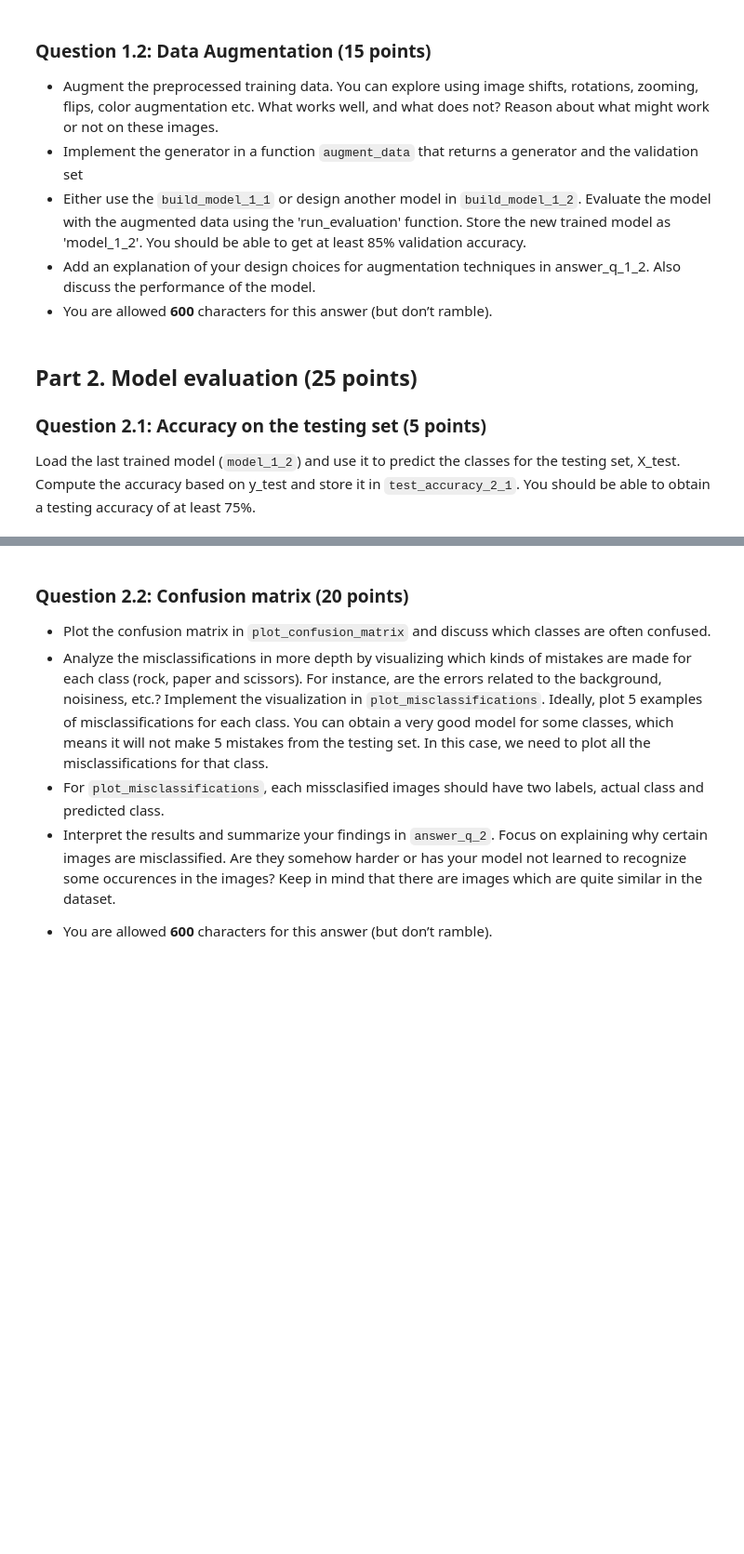
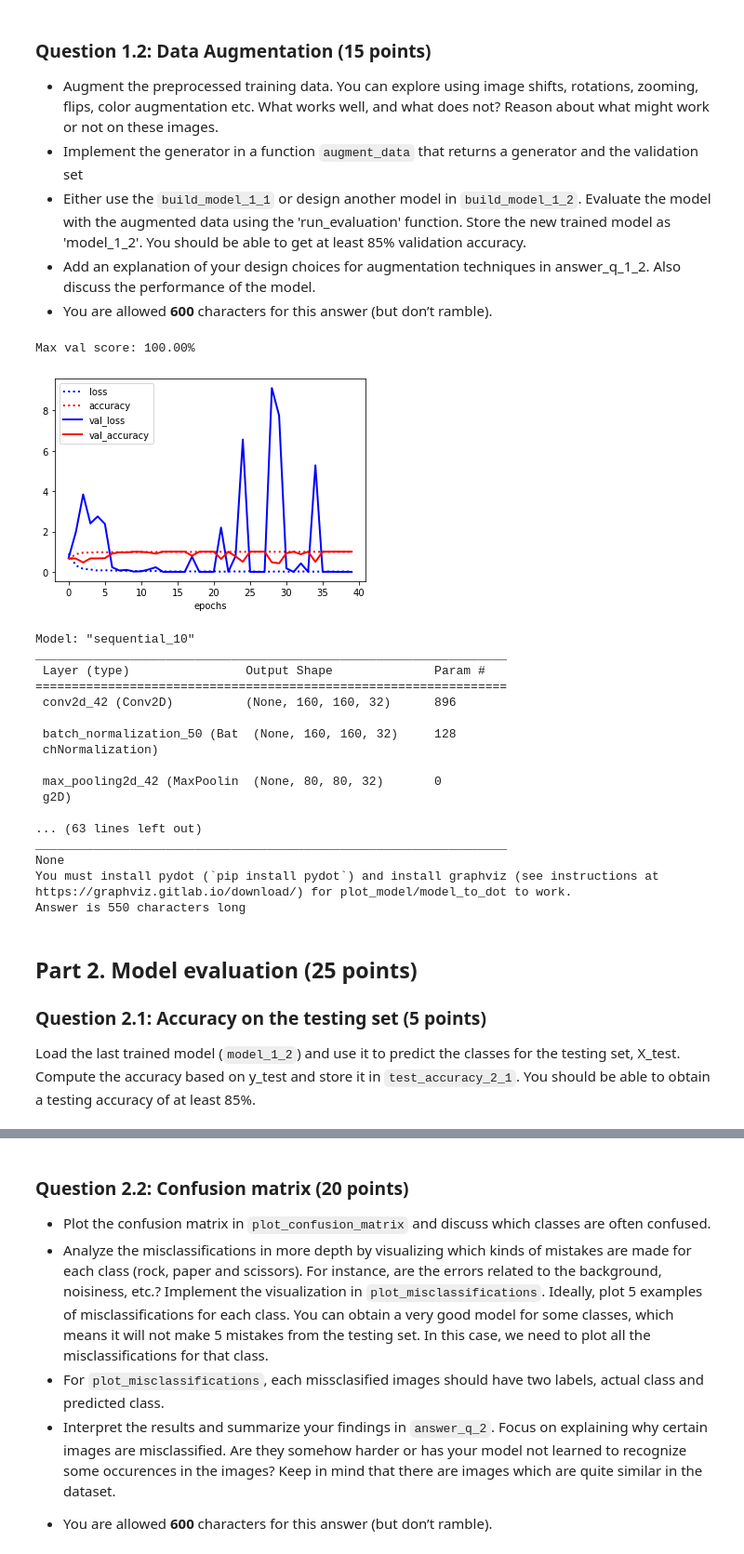
Before and after one commit to nikhil-96/ML-Assignment3, a Jupyter notebook: Assignment_3.ipynb, the cells around one changed output, grey strips where cells are left out. Shown at 93% size. Drawn from its saved outputs; the diff is of its cells as text; code cells hidden in the pictures; blank space fills up the shorter version.

```diff
--- a/Assignment_3.ipynb
+++ b/Assignment_3.ipynb
@@ -405,31 +496,58 @@ print("Answer is {} characters long".format(len(answer_q_1_1)))
 # %%
 # Note that we build the same untrained model as in question 1.1 but store the
 # trained version as model_1_2. Change attributes as needed to run on augmented
 # data
 from tensorflow.keras.preprocessing.image import ImageDataGenerator
+from tensorflow.keras.preprocessing import image
 
 def augment_data():
     """ Augments the data and returns a generator and the validation data and labels
     """
-    # Boilerplate code. You can change this however you like.
-    generator = ImageDataGenerator().flow(X_train, y_train)
-    return generator, X_test, y_test
+    generator = ImageDataGenerator(
+        rotation_range=20,
+        width_shift_range=0.1,
+        height_shift_range=0.1,
+        # shear_range=0.3,
+        # zoom_range=0.08,
+        horizontal_flip=True,
+        # vertical_flip=True,
+        ).flow(X_train, y_train, batch_size=32)
+    return generator, X_valid, y_valid
 
 def build_model_1_2():
     return build_model_1_1() # Replace with a new model if you prefer
 
 # Batch size should be None since we are using a generator.
 # You can add a steps_per_epoch parameter if you like
+steps = int(X_train.shape[0] / 32)
 run_evaluation("model_1_2", build_model_1_2, augment_data(), base_dir,
-               train=True, generator=True, epochs=3, batch_size=None)
+               train=True, generator=True, epochs=40, batch_size=None, steps_per_epoch=steps)
 
-answer_q_1_2 = """
-               Your answer
-               """
+answer_q_1_2 = "We're doing data augmentation to generate more data, to train model on different variation of images which contribute information to the network. I did image_rotation upto 40 degrees to get more close to real-life images. I shifted images left-right and up-down upto 20% of image width and height respectively to get more information if images are out of frame or to train model to look for hand in different part of axis. I also generated horizontal flipped images. Overall, model is performing quite well with almost '1' accuracy on validation set."
 
 print("Answer is {} characters long".format(len(answer_q_1_2)))
+# %% [output]
+Max val score: 100.00%
+[figure, added]
+Model: "sequential_10"
+_________________________________________________________________
+ Layer (type)                Output Shape              Param #
+=================================================================
+ conv2d_42 (Conv2D)          (None, 160, 160, 32)      896
+
+ batch_normalization_50 (Bat  (None, 160, 160, 32)     128
+ chNormalization)
+
+ max_pooling2d_42 (MaxPoolin  (None, 80, 80, 32)       0
+ g2D)
+
+... (63 lines left out)
+_________________________________________________________________
+None
+You must install pydot (`pip install pydot`) and install graphviz (see instructions at https://graphviz.gitlab.io/download/) for plot_model/model_to_dot to work.
+Answer is 550 characters long
 # %% [markdown]
 ## Part 2. Model evaluation (25 points)
 ### Question 2.1: Accuracy on the testing set (5 points)
 
-Load the last trained model (`model_1_2`) and use it to predict the classes for the testing set, X_test. Compute the accuracy based on y_test and store it in `test_accuracy_2_1`. You should be able to obtain a testing accuracy of at least 75%.
+Load the last trained model (`model_1_2`) and use it to predict the classes for the testing set, X_test. Compute the accuracy based on y_test and store it in `test_accuracy_2_1`. You should be able to obtain a testing accuracy of at least 85%.
```
Also changed, not shown: parts of 32 cells of this notebook, 11 other files.
